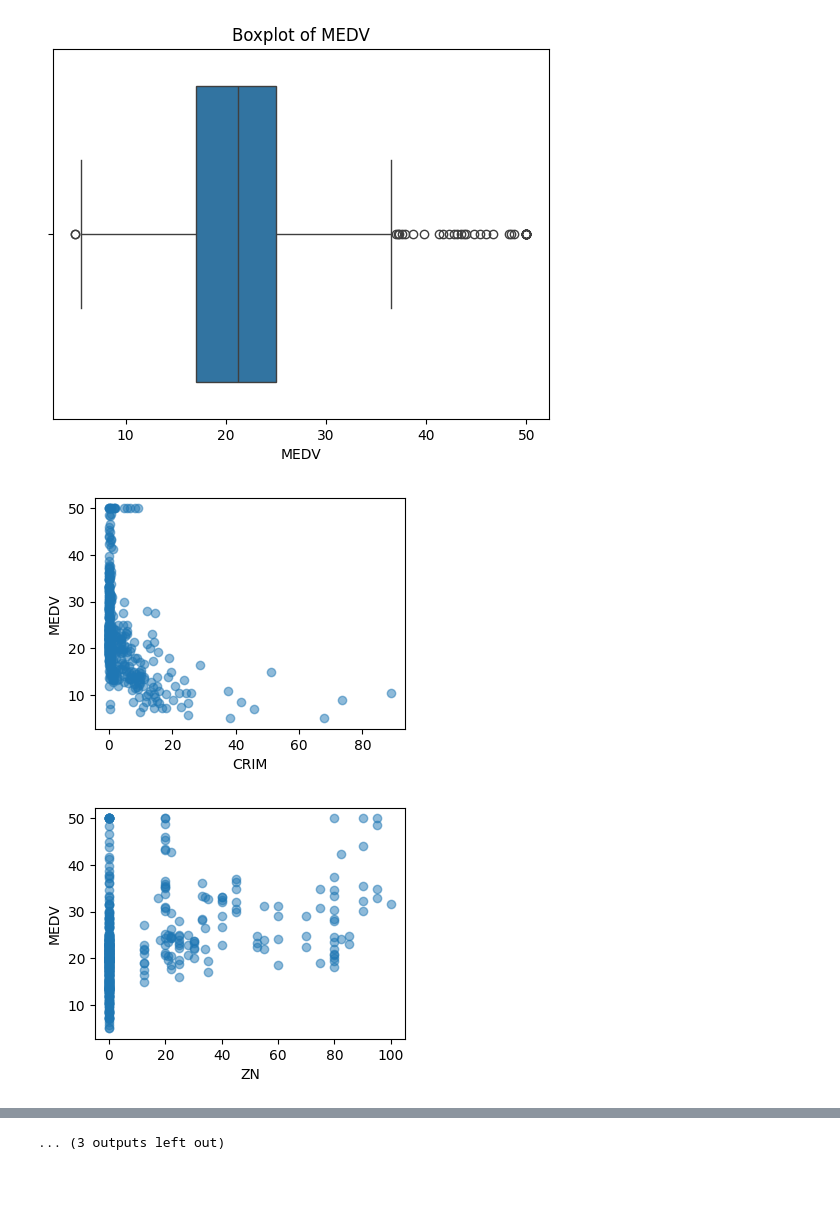
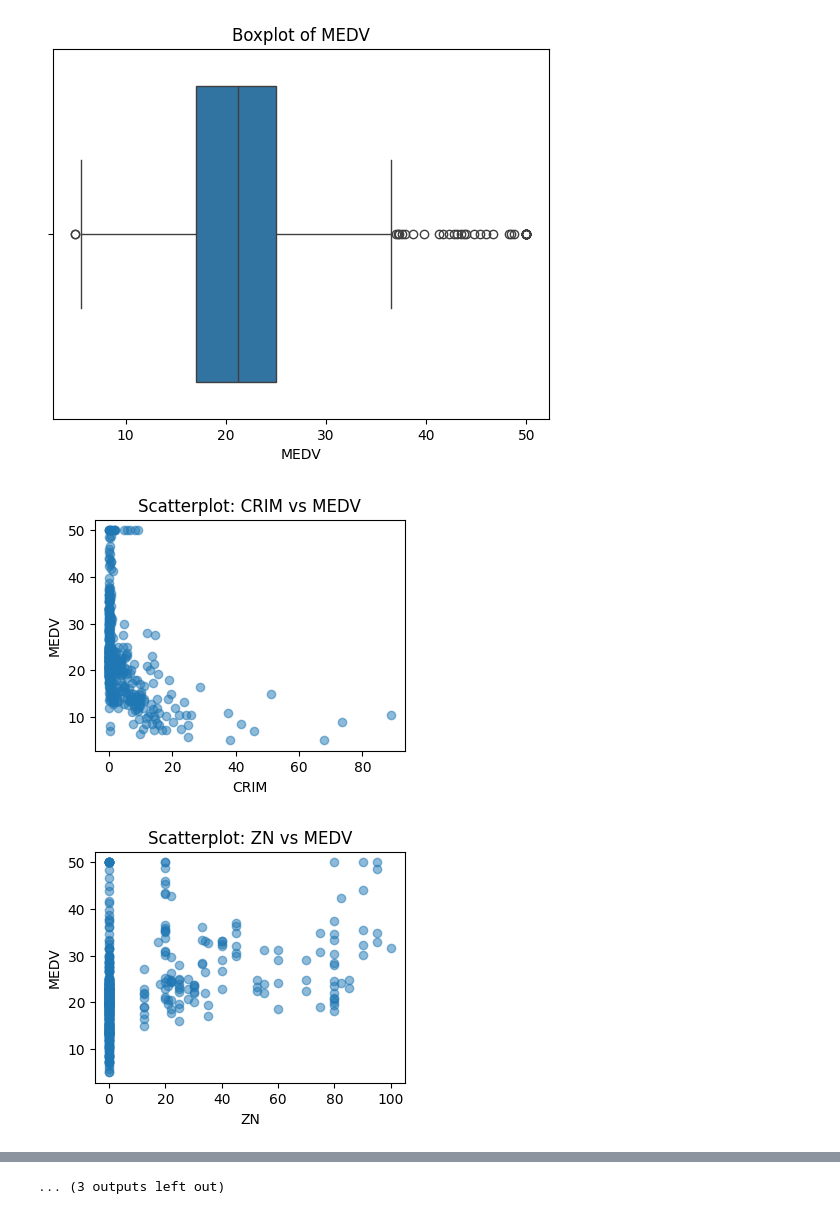
Before and after one commit to FLSF123/Multiple-Linear-Regression-Comprehensive-Exercise, a Jupyter notebook: code_na_gawako:3.ipynb, the cells around one changed output, grey strips where cells are left out. Drawn from its saved outputs; the diff is of its cells as text; code cells hidden in the pictures; blank space fills up the shorter version.

```diff
--- a/code_na_gawako:3.ipynb
+++ b/code_na_gawako:3.ipynb
@@ -9,10 +9,12 @@ from sklearn.model_selection import train_test_split
 #Task 1.1: Load and examine structure
 boston = fetch_openml(name="boston", version=1, as_frame=True)
 df = boston.frame
+df = df.astype(float)
+
 X = df.drop('MEDV', axis=1)
 y = df['MEDV']
 
-# Split into 80% Training and 20%
+# Split into 80% Training and 20% Testing
 X_train, X_test, y_train, y_test = train_test_split(X, y, test_size=0.2, random_state=42)
 
 print(df.head())
@@ -50,5 +52,6 @@ for col in X.columns:
     plt.scatter(df[col], df['MEDV'], alpha=0.5)
     plt.xlabel(col)
     plt.ylabel('MEDV')
+    plt.title(f'Scatterplot: {col} vs MEDV')
     plt.show()
 # %% [output]
@@ -56,3 +59,3 @@ for col in X.columns:
 [figure]
-[figure, old version]
+[figure, new version]
-[figure, old version]
+[figure, new version]
```
Also changed, not shown: parts of 3 cells of this notebook.
